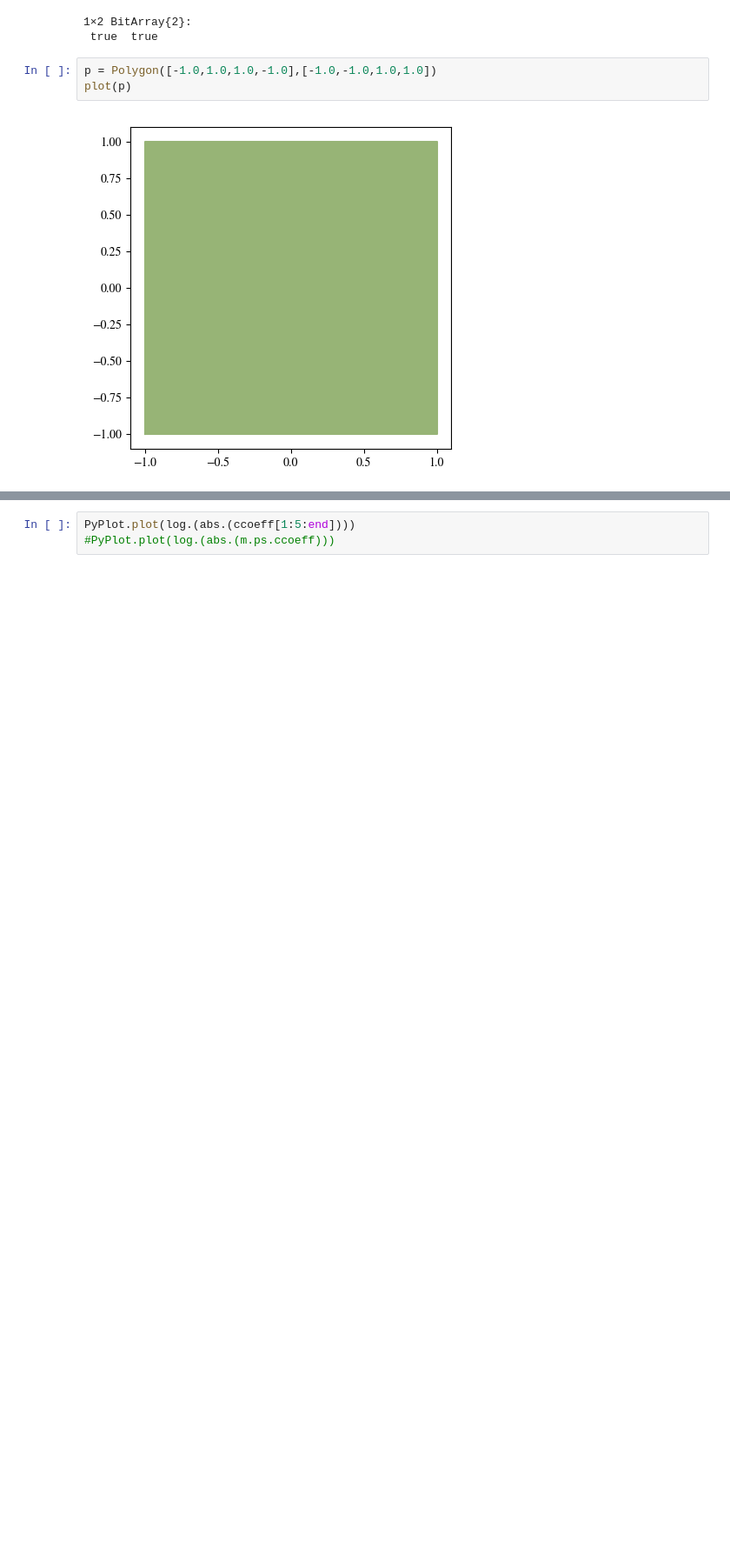
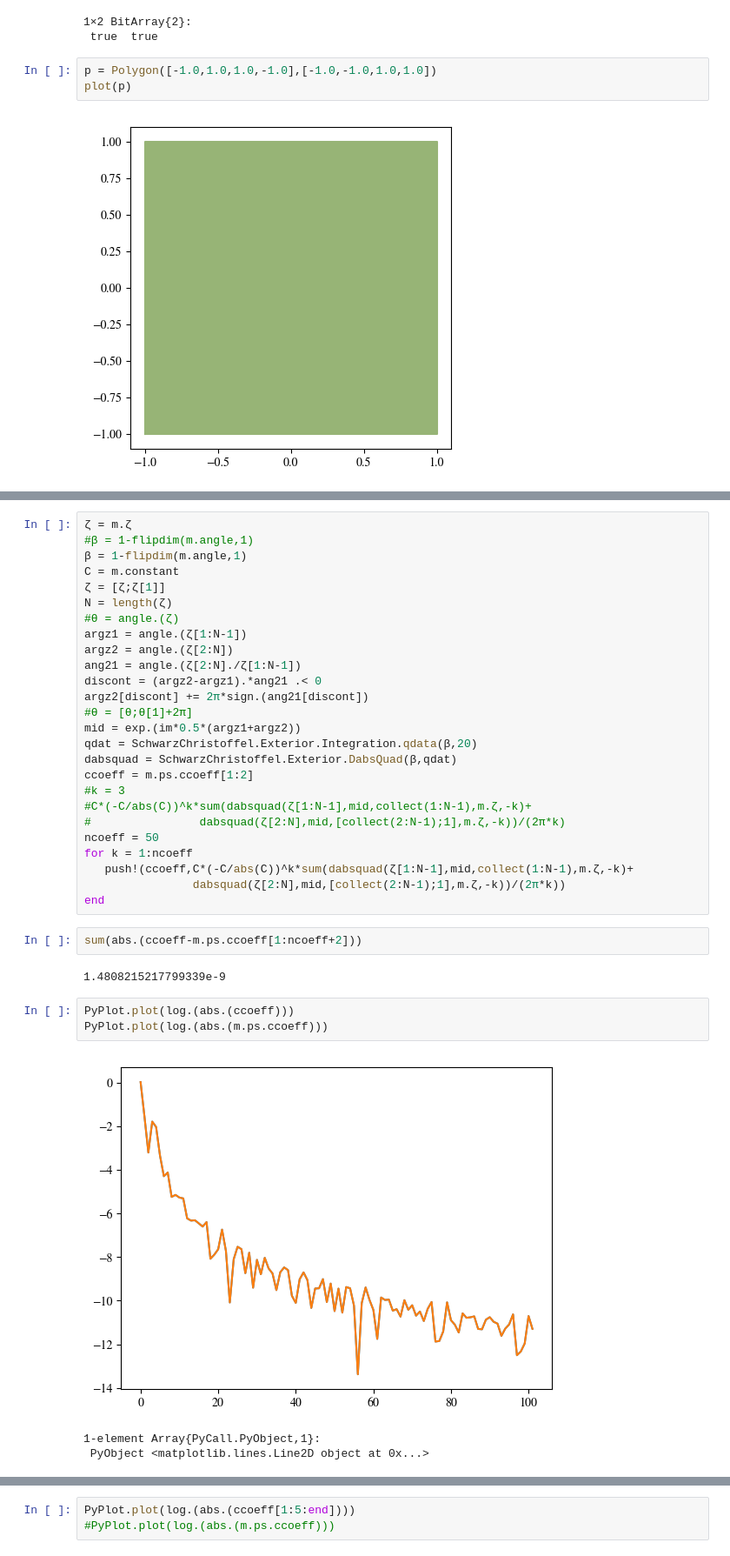
Before and after one commit to jdeldre/SchwarzChristoffel.jl, a Jupyter notebook: src/TestingSC.ipynb, the cells around one changed output, grey strips where cells are left out. Shown: that part at 87% size. Drawn from its saved outputs; the diff is of its cells as text; blank space fills up the shorter version.

```diff
--- a/src/TestingSC.ipynb
+++ b/src/TestingSC.ipynb
@@ -142,0 +126,37 @@ ccoeff[1]
+# %%
+ζ = m.ζ
+#β = 1-flipdim(m.angle,1)
+β = 1-flipdim(m.angle,1)
+C = m.constant
+ζ = [ζ;ζ[1]]
+N = length(ζ)
+#θ = angle.(ζ)
+argz1 = angle.(ζ[1:N-1])
+argz2 = angle.(ζ[2:N])
+ang21 = angle.(ζ[2:N]./ζ[1:N-1])
+discont = (argz2-argz1).*ang21 .< 0
+argz2[discont] += 2π*sign.(ang21[discont])
+#θ = [θ;θ[1]+2π]
+mid = exp.(im*0.5*(argz1+argz2))
+qdat = SchwarzChristoffel.Exterior.Integration.qdata(β,20)
+dabsquad = SchwarzChristoffel.Exterior.DabsQuad(β,qdat)
+ccoeff = m.ps.ccoeff[1:2]
+#k = 3
+#C*(-C/abs(C))^k*sum(dabsquad(ζ[1:N-1],mid,collect(1:N-1),m.ζ,-k)+
+#                dabsquad(ζ[2:N],mid,[collect(2:N-1);1],m.ζ,-k))/(2π*k)
+ncoeff = 50
+for k = 1:ncoeff
+   push!(ccoeff,C*(-C/abs(C))^k*sum(dabsquad(ζ[1:N-1],mid,collect(1:N-1),m.ζ,-k)+
+                dabsquad(ζ[2:N],mid,[collect(2:N-1);1],m.ζ,-k))/(2π*k))
+end
+# %%
+sum(abs.(ccoeff-m.ps.ccoeff[1:ncoeff+2]))
+# %% [output]
+1.4808215217799339e-9
+# %%
+PyPlot.plot(log.(abs.(ccoeff)))
+PyPlot.plot(log.(abs.(m.ps.ccoeff)))
+# %% [output]
+[figure, added]
+1-element Array{PyCall.PyObject,1}:
+ PyObject <matplotlib.lines.Line2D object at 0x...>
```
Also changed, not shown: parts of 13 cells of this notebook, 2 other files.
